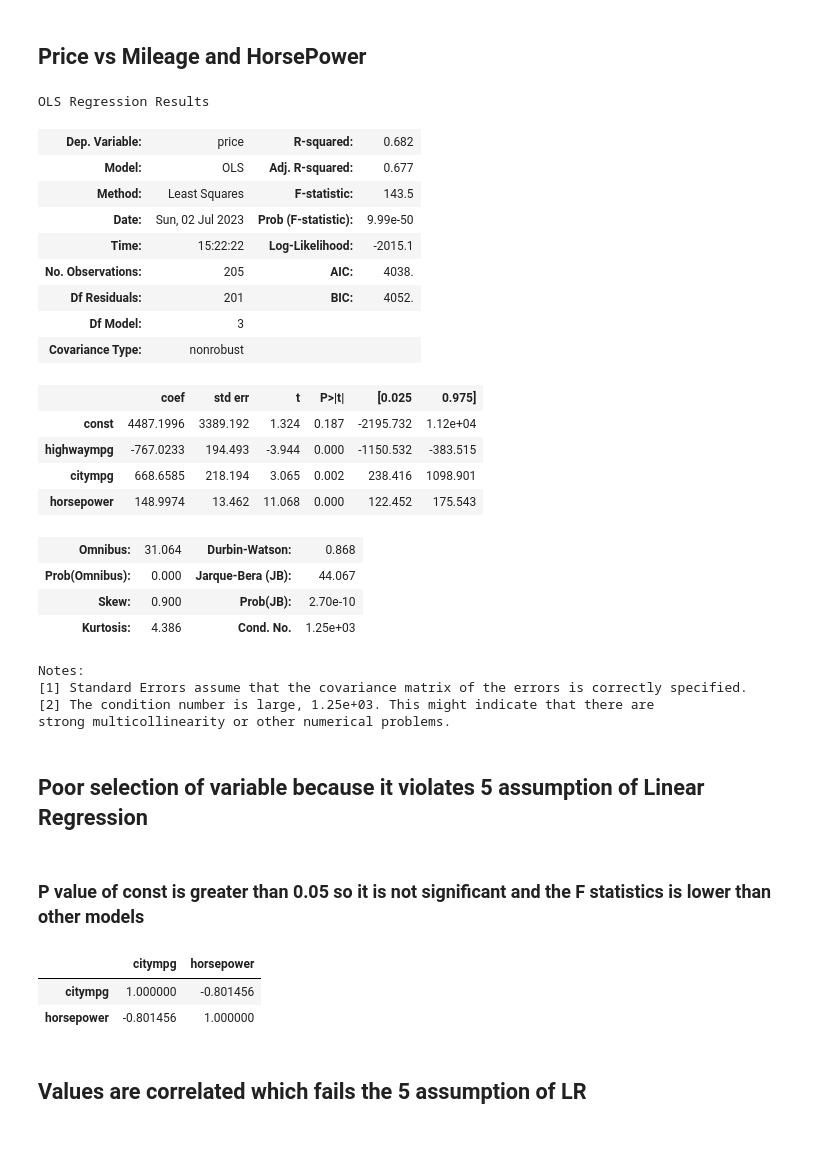
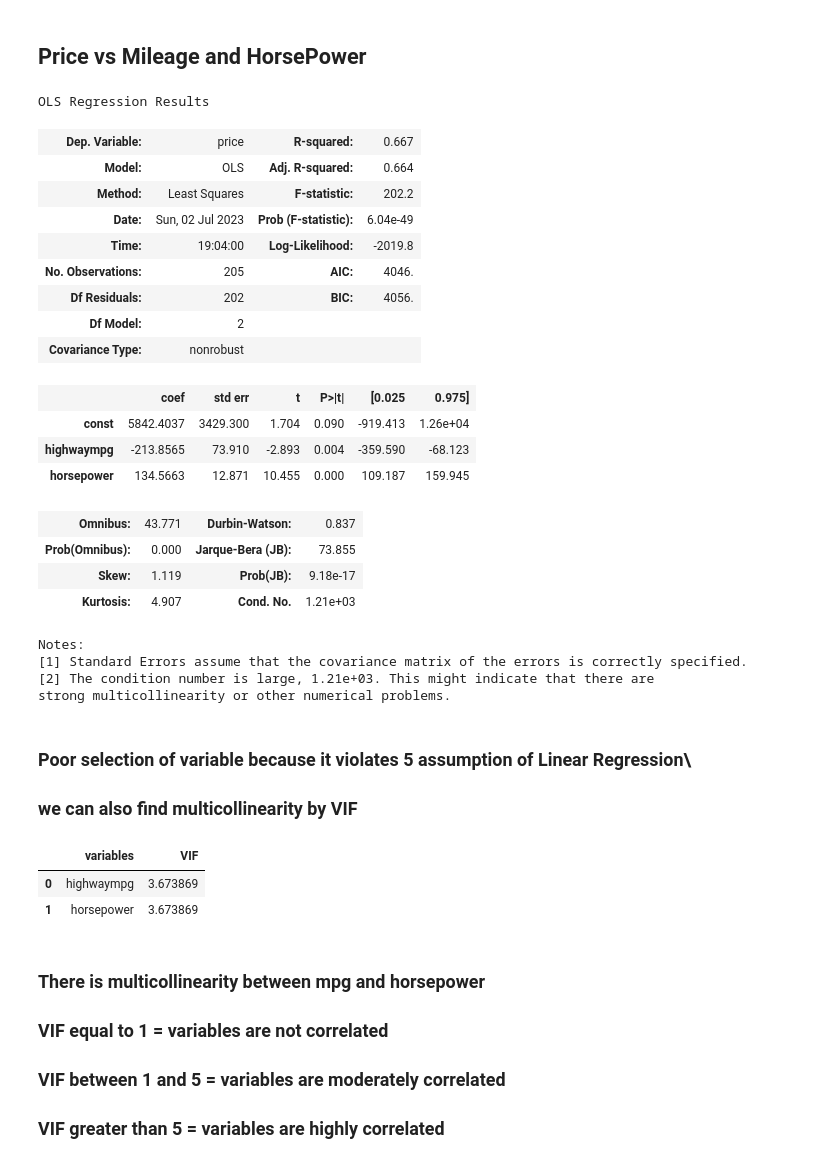
Before and after one commit to lingeshnafeax/DataScience, a Jupyter notebook: Car Price Prediction/Car Price Prediction.ipynb, the cells around one changed output. Drawn from its saved outputs; the diff is of its cells as text; code cells hidden in the pictures.

```diff
--- a/Car Price Prediction/Car Price Prediction.ipynb
+++ b/Car Price Prediction/Car Price Prediction.ipynb
@@ -222,45 +223,52 @@ sns.lineplot(x=x1,y=yhat,color="red")
 # %% [markdown]
 ## Price vs Mileage and HorsePower
 # %%
-x1=data[["highwaympg","citympg","horsepower"]]
+x1=data[["highwaympg","horsepower"]]
 x=sm.add_constant(x1)
 result=sm.OLS(y,x).fit()
 result.summary()
 # %% [output]
 OLS Regression Results
-| Dep. Variable: | price | R-squared: | 0.682 |
-| Model: | OLS | Adj. R-squared: | 0.677 |
-| Method: | Least Squares | F-statistic: | 143.5 |
-| Date: | Sun, 02 Jul 2023 | Prob (F-statistic): | 9.99e-50 |
-| Time: | 15:22:22 | Log-Likelihood: | -2015.1 |
-| No. Observations: | 205 | AIC: | 4038. |
-| Df Residuals: | 201 | BIC: | 4052. |
-| Df Model: | 3 |  |  |
+| Dep. Variable: | price | R-squared: | 0.667 |
+| Model: | OLS | Adj. R-squared: | 0.664 |
+| Method: | Least Squares | F-statistic: | 202.2 |
+| Date: | Sun, 02 Jul 2023 | Prob (F-statistic): | 6.04e-49 |
+| Time: | 19:04:00 | Log-Likelihood: | -2019.8 |
+| No. Observations: | 205 | AIC: | 4046. |
+| Df Residuals: | 202 | BIC: | 4056. |
+| Df Model: | 2 |  |  |
 | Covariance Type: | nonrobust |  |  |
 |  | coef | std err | t | P>|t| | [0.025 | 0.975] |
-| const | 4487.1996 | 3389.192 | 1.324 | 0.187 | -2195.732 | 1.12e+04 |
-| highwaympg | -767.0233 | 194.493 | -3.944 | 0.000 | -1150.532 | -383.515 |
-| citympg | 668.6585 | 218.194 | 3.065 | 0.002 | 238.416 | 1098.901 |
-| horsepower | 148.9974 | 13.462 | 11.068 | 0.000 | 122.452 | 175.543 |
+| const | 5842.4037 | 3429.300 | 1.704 | 0.090 | -919.413 | 1.26e+04 |
+| highwaympg | -213.8565 | 73.910 | -2.893 | 0.004 | -359.590 | -68.123 |
+| horsepower | 134.5663 | 12.871 | 10.455 | 0.000 | 109.187 | 159.945 |
-| Omnibus: | 31.064 | Durbin-Watson: | 0.868 |
-| Prob(Omnibus): | 0.000 | Jarque-Bera (JB): | 44.067 |
-| Skew: | 0.900 | Prob(JB): | 2.70e-10 |
-| Kurtosis: | 4.386 | Cond. No. | 1.25e+03 |
+| Omnibus: | 43.771 | Durbin-Watson: | 0.837 |
+| Prob(Omnibus): | 0.000 | Jarque-Bera (JB): | 73.855 |
+| Skew: | 1.119 | Prob(JB): | 9.18e-17 |
+| Kurtosis: | 4.907 | Cond. No. | 1.21e+03 |
 Notes:
 [1] Standard Errors assume that the covariance matrix of the errors is correctly specified.
-[2] The condition number is large, 1.25e+03. This might indicate that there are
+[2] The condition number is large, 1.21e+03. This might indicate that there are
 strong multicollinearity or other numerical problems.
 # %% [markdown]
-## Poor selection of variable because it violates 5 assumption of Linear Regression
+### Poor selection of variable because it violates 5 assumption of Linear Regression\
+### we can also find multicollinearity by VIF
-# %% [markdown]
-### P value of const is greater than 0.05 so it is not significant and the F statistics is lower than other models
-# %%
-df=data[["citympg","horsepower"]]
-df_corr=df.corr()
-df_corr
-# %% [output]
-|  | citympg | horsepower |
-| citympg | 1.000000 | -0.801456 |
-| horsepower | -0.801456 | 1.000000 |
-# %% [markdown]
-## Values are correlated which fails the 5 assumption of LR
+# %%
+def calc_vif(X):
+
+    # Calculating VIF
+    vif = pd.DataFrame()
+    vif["variables"] = X.columns
+    vif["VIF"] = [variance_inflation_factor(X.values, i) for i in range(X.shape[1])]
+
+    return(vif)
+calc_vif(data[["highwaympg","horsepower"]])
+# %% [output]
+|  | variables | VIF |
+| 0 | highwaympg | 3.673869 |
+| 1 | horsepower | 3.673869 |
+# %% [markdown]
+### There is multicollinearity between mpg and horsepower
+### VIF equal to 1 = variables are not correlated
+### VIF between 1 and 5 = variables are moderately correlated
+### VIF greater than 5 = variables are highly correlated
```
Also changed, not shown: parts of 4 cells of this notebook.
